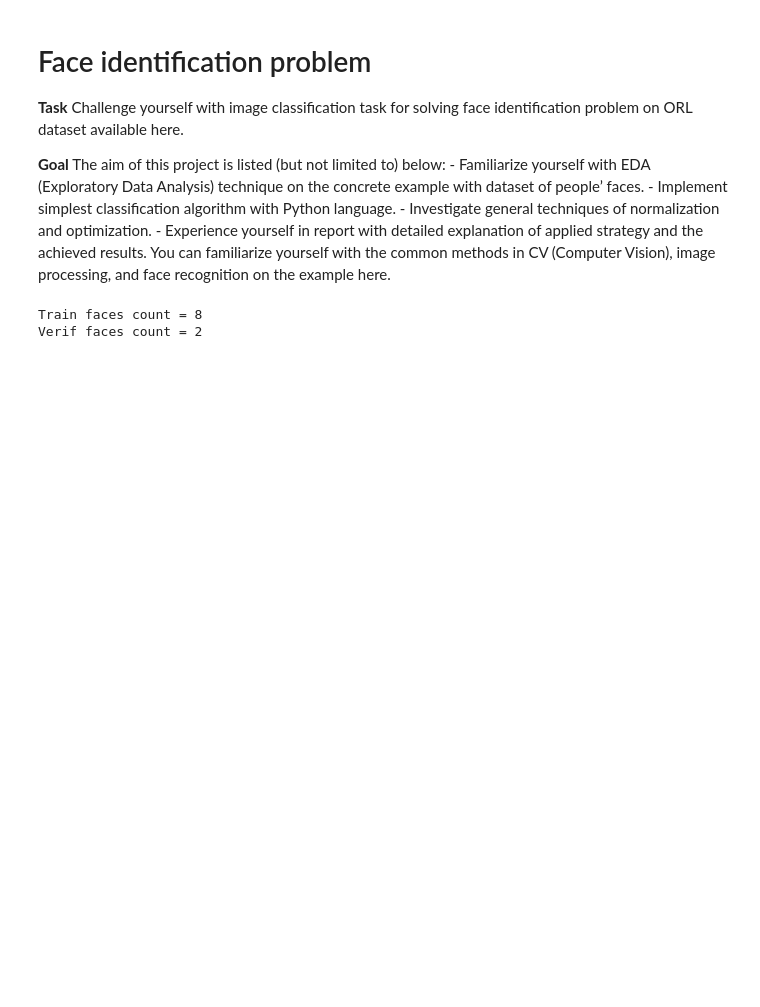
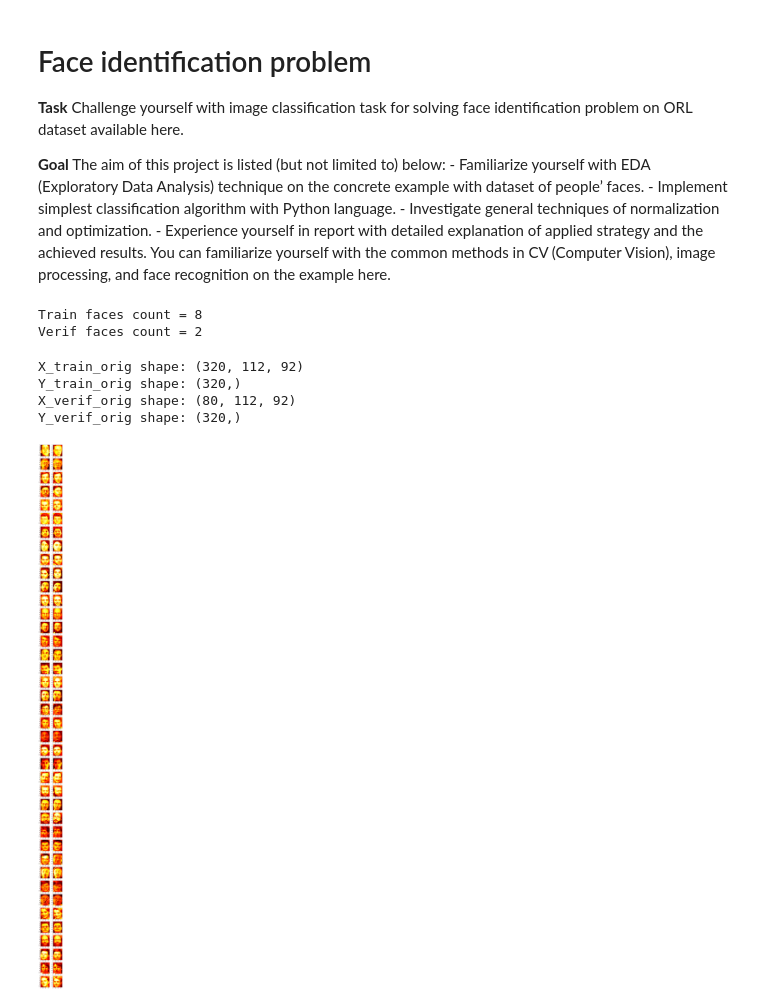
Before and after one commit to adminsolvve/ml_course, a Jupyter notebook: Week_2_FIP/Face_identification_problem.ipynb, the cells around one changed output. Saved outputs shown, nothing was run; the diff lists cells and outputs as text; code cells hidden in the pictures; blank space fills up the shorter version.

Commit message:
Week 2 FIP. Load datasets, normalize and show data

```diff
--- a/Week_2_FIP/Face_identification_problem.ipynb
+++ b/Week_2_FIP/Face_identification_problem.ipynb
@@ -42,3 +87,22 @@ def load_datasets ():
 # %%
 # Loading the data (faces)
-load_datasets ()
+X_train_orig, Y_train_orig, X_verif_orig, Y_verif_orig = load_datasets()
+# %%
+print ("X_train_orig shape: " + str(X_train_orig.shape))
+print ("Y_train_orig shape: " + str(Y_train_orig.shape))
+print ("X_verif_orig shape: " + str(X_verif_orig.shape))
+print ("Y_verif_orig shape: " + str(Y_verif_orig.shape))
+# %% [output]
+X_train_orig shape: (320, 112, 92)
+Y_train_orig shape: (320,)
+X_verif_orig shape: (80, 112, 92)
+Y_verif_orig shape: (320,)
+# %%
+%%time
+fig = plt.figure(figsize=(faces_count_verif*X_verif_orig.shape[2]/32, person_count*X_verif_orig.shape[1]/32))
+for i in range(X_verif_orig.shape[0]):
+    fig.add_subplot(person_count, faces_count_verif, i+1)
+    plt.imshow(X_verif_orig[i], cmap='hot')
+plt.show()
+# %% [output]
+[figure, added]
```
Also changed, not shown: parts of 9 cells of this notebook.
